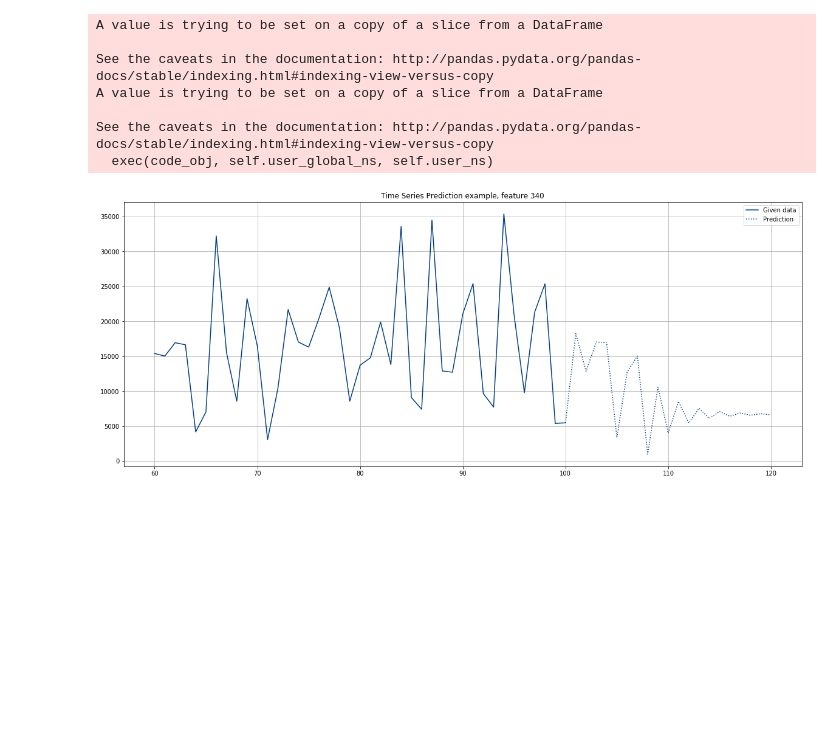
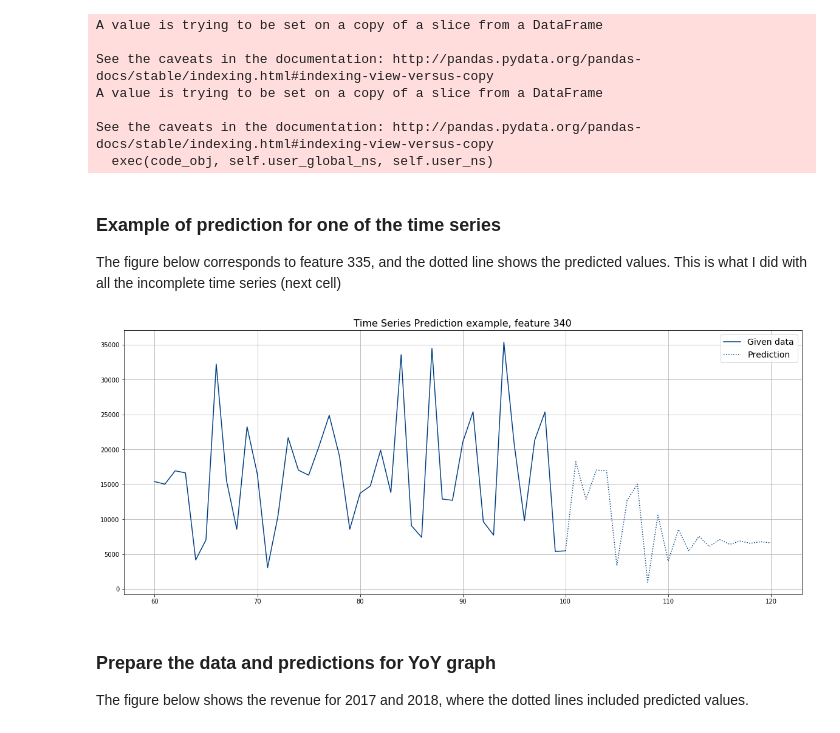
Before and after one commit to andrittt/Icelandair, a Jupyter notebook: Icelandair Time Series Forecasting.ipynb, the cells around one changed output. Saved outputs shown, nothing was run; the diff lists cells and outputs as text; code cells hidden in the pictures; blank space fills up the shorter version.

```diff
--- a/Icelandair Time Series Forecasting.ipynb
+++ b/Icelandair Time Series Forecasting.ipynb
@@ -15,9 +20,6 @@ from statsmodels.tsa.ar_model import AR
 from statsmodels.tsa.arima_model import ARMA
 from sklearn.metrics import r2_score
 from operator import add
-
- #%% PART 1 %%#
- # Align the time series
 
 rows_list = []
 features_list =   []
@@ -40,13 +42,9 @@ for i in range(0, 359):
 
 # Transpose data to make it same format as sample file
 cols = np.array(rows_list).T.tolist()
-features_cols = np.array(features_list2).T.tolist()
 
-for i in range(0,4):
-    features_list2.insert(len(features_list2),'NaN')
-
-pd.set_option('display.max_columns', 10)
-pd.set_option('display.max_rows', 100)
+pd.set_option('display.max_columns', 15)
+pd.set_option('display.max_rows', 50)
 
 df = pd.DataFrame(cols)
 df = df[:][0:122] #only get data with dates
@@ -192,20 +201,25 @@ A value is trying to be set on a copy of a slice from a DataFrame
 
 See the caveats in the documentation: http://pandas.pydata.org/pandas-docs/stable/indexing.html#indexing-view-versus-copy
   exec(code_obj, self.user_global_ns, self.user_ns)
+# %% [markdown]
+### Example of prediction for one of the time series
+The figure below corresponds to feature 335, and the dotted line shows the predicted values. This is what I did with all the incomplete time series (next cell)
 # %%
-# Example of prediction for one of the time series
-# This is what I did with all the incomplete time series (next cell)
 data = list(df2018[335])
 data = [float(x) for x in data]
 
 # Plot the data
 plt.plot(range(60, 121)[0:41],data[0:41], label='Given data', color='#013F85')
 plt.plot(range(60, 121)[40:],data[40:], label='Prediction', color='#013F85', linestyle=':')
-plt.title('Time Series Prediction example, feature 340')
+plt.title('Time Series Prediction example, feature 340', size=16)
 plt.rcParams['figure.figsize'] = [20, 8]
 plt.grid()
-plt.legend()
+plt.legend(prop={'size': 14})
 plt.show();
 # %% [output]
-[figure, old version]
+[figure, new version]
+# %% [markdown]
+### Prepare the data and predictions for YoY graph
+
+The figure below shows the revenue for 2017 and 2018, where the dotted lines included predicted values.
 # %%
```
Also changed, not shown: parts of 10 cells of this notebook.
